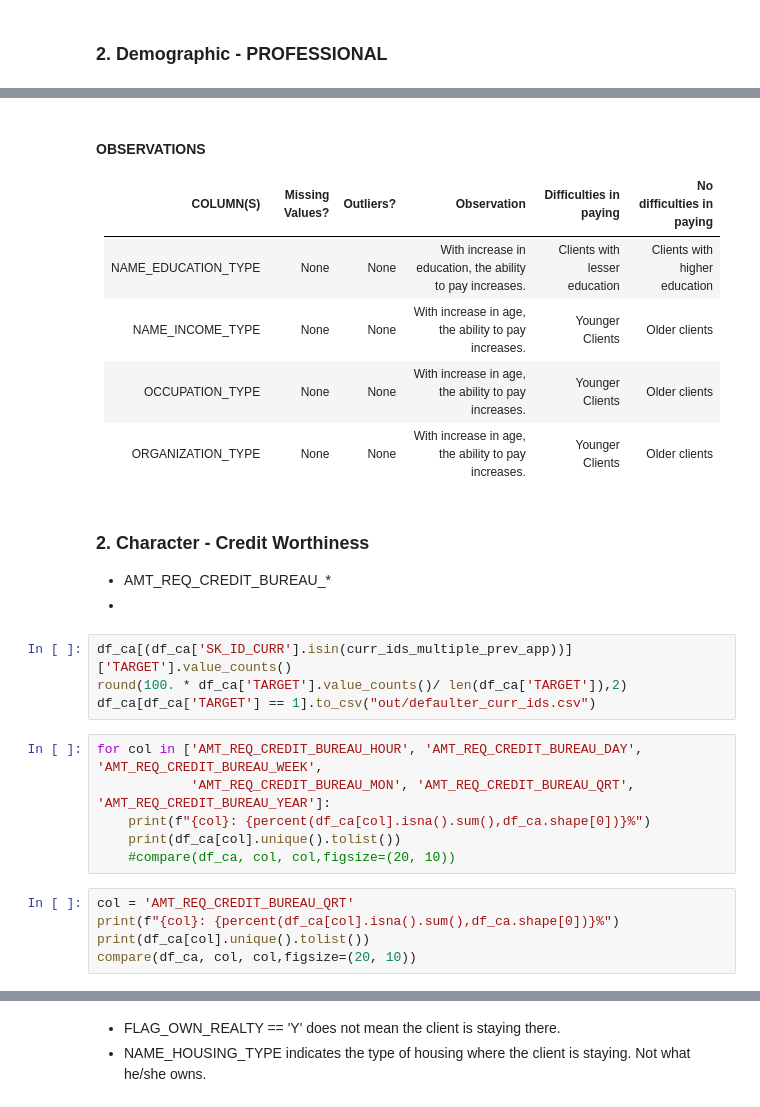
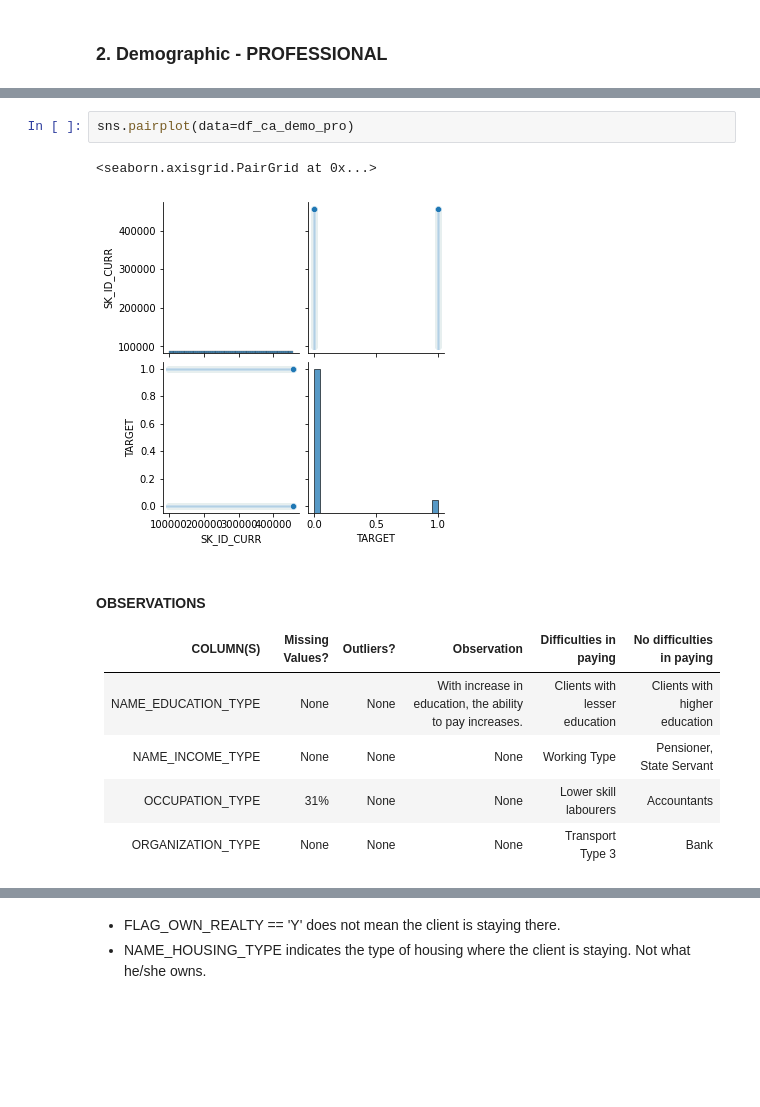
Before and after one commit to sreedevigattu/crediteda, a Jupyter notebook: CreditEDA.ipynb, the cells around one changed output, grey strips where cells are left out. Saved outputs shown, nothing was run; the diff lists cells and outputs as text; blank space fills up the shorter version.

```diff
--- a/CreditEDA.ipynb
+++ b/CreditEDA.ipynb
@@ -885,27 +1044,13 @@ XNA                     55374      2990     52384       5.40      94.60
+# %%
+sns.pairplot(data=df_ca_demo_pro)
+# %% [output]
+<seaborn.axisgrid.PairGrid at 0x...>
+[figure, added]
 # %% [markdown]
 #### **OBSERVATIONS**
 | COLUMN(S) | Missing Values? | Outliers? | Observation | Difficulties in paying | No difficulties in paying |
 |---|---|---|---|---|---|
 | NAME_EDUCATION_TYPE | None | None | With increase in education, the ability to pay increases. | Clients with lesser education | Clients with higher education |
-| NAME_INCOME_TYPE | None | None | With increase in age, the ability to pay increases. | Younger Clients | Older clients|
-| OCCUPATION_TYPE | None | None | With increase in age, the ability to pay increases. | Younger Clients | Older clients|
-| ORGANIZATION_TYPE | None | None | With increase in age, the ability to pay increases. | Younger Clients | Older clients|
+| NAME_INCOME_TYPE | None | None | None | Working Type | Pensioner, State Servant |
+| OCCUPATION_TYPE | 31% | None | None | Lower skill labourers | Accountants |
+| ORGANIZATION_TYPE | None | None | None | Transport Type 3 | Bank |
-# %% [markdown]
-### 2. Character - Credit Worthiness
-- AMT_REQ_CREDIT_BUREAU_*
--
-# %%
-df_ca[(df_ca['SK_ID_CURR'].isin(curr_ids_multiple_prev_app))]['TARGET'].value_counts()
-round(100. * df_ca['TARGET'].value_counts()/ len(df_ca['TARGET']),2)
-df_ca[df_ca['TARGET'] == 1].to_csv("out/defaulter_curr_ids.csv")
-# %%
-for col in ['AMT_REQ_CREDIT_BUREAU_HOUR', 'AMT_REQ_CREDIT_BUREAU_DAY', 'AMT_REQ_CREDIT_BUREAU_WEEK',
-            'AMT_REQ_CREDIT_BUREAU_MON', 'AMT_REQ_CREDIT_BUREAU_QRT', 'AMT_REQ_CREDIT_BUREAU_YEAR']:
-    print(f"{col}: {percent(df_ca[col].isna().sum(),df_ca.shape[0])}%")
-    print(df_ca[col].unique().tolist())
-    #compare(df_ca, col, col,figsize=(20, 10))
-# %%
-col = 'AMT_REQ_CREDIT_BUREAU_QRT'
-print(f"{col}: {percent(df_ca[col].isna().sum(),df_ca.shape[0])}%")
-print(df_ca[col].unique().tolist())
-compare(df_ca, col, col,figsize=(20, 10))
```
Also changed, not shown: parts of 187 cells of this notebook.
